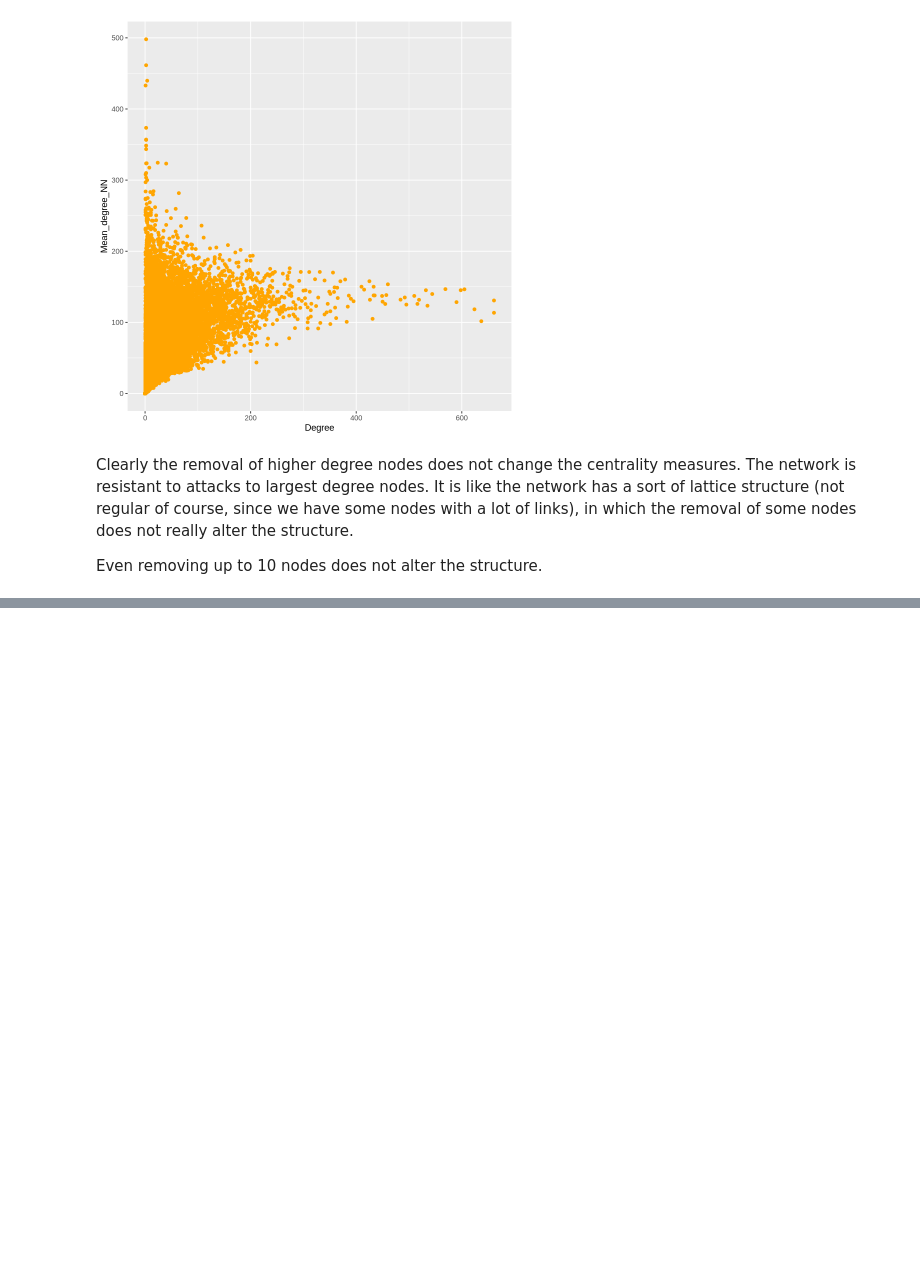
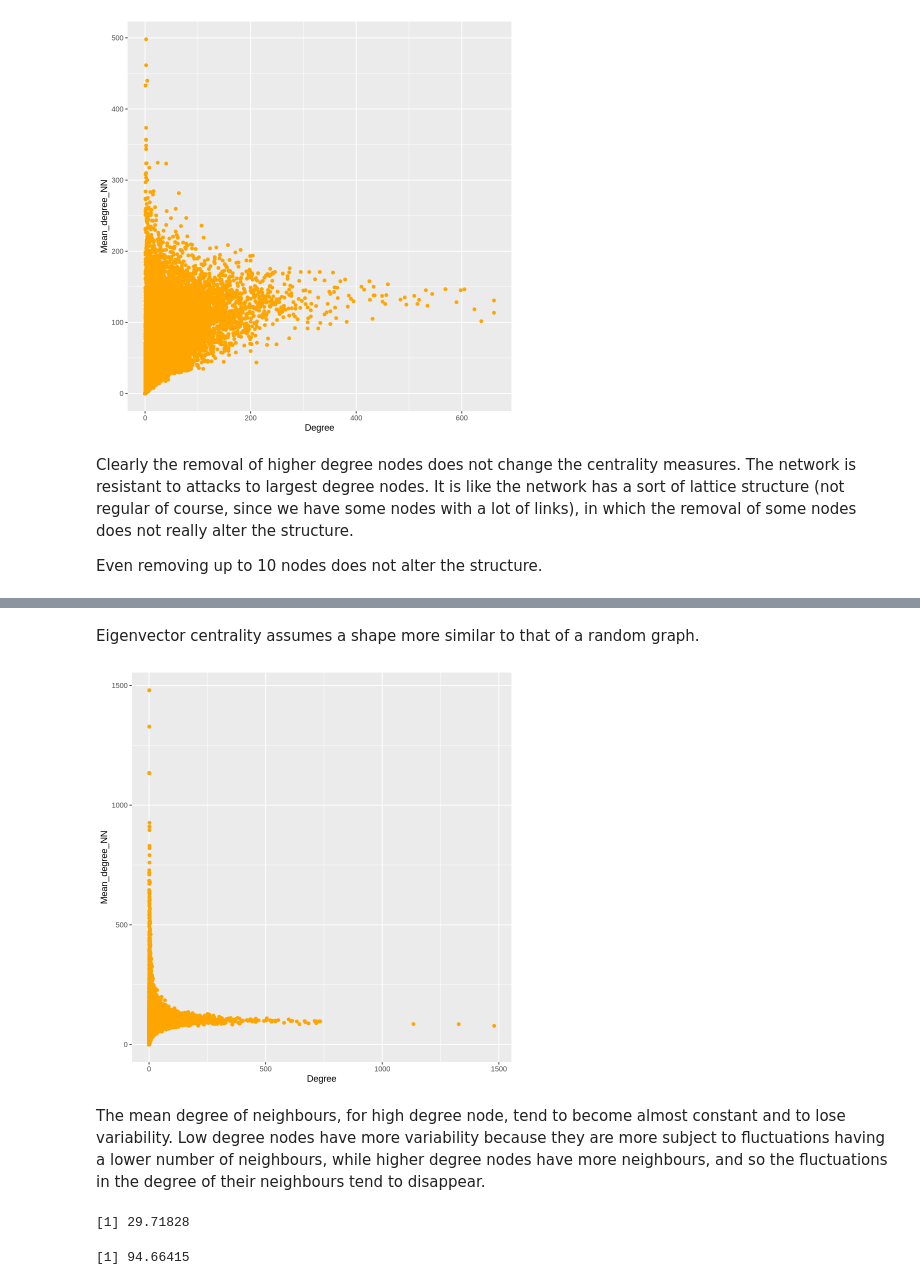
Before and after one commit to riccardo03-maker/Abstract_network, a Jupyter notebook: plots.ipynb, the cells around one changed output, grey strips where cells are left out. Drawn from its saved outputs; the diff is of its cells as text; code cells hidden in the pictures; blank space fills up the shorter version.

```diff
--- a/plots.ipynb
+++ b/plots.ipynb
@@ -367,0 +419,18 @@ Even removing up to 10 nodes does not alter the structure.
+# %% [markdown]
+Eigenvector centrality assumes a shape more similar to that of a random graph.
+# %%
+#knn
+ggplot(data = centrality_measures, aes(x = Degree, y = Mean_degree_NN)) +
+    geom_point(color = "orange")
+# %% [output]
+[figure, added]
+# %% [markdown]
+The mean degree of neighbours, for high degree node, tend to become almost constant and to lose variability. Low degree nodes have more variability because they are more subject to fluctuations having a lower number of neighbours, while higher degree nodes have more neighbours, and so the fluctuations in the degree of their neighbours tend to disappear.
+# %%
+mean(centrality_measures$Degree)
+# %% [output]
+[1] 29.71828
+# %%
+mean(centrality_measures$Mean_degree_NN)
+# %% [output]
+[1] 94.66415
```
Also changed, not shown: parts of 7 cells of this notebook, 5 other files.
